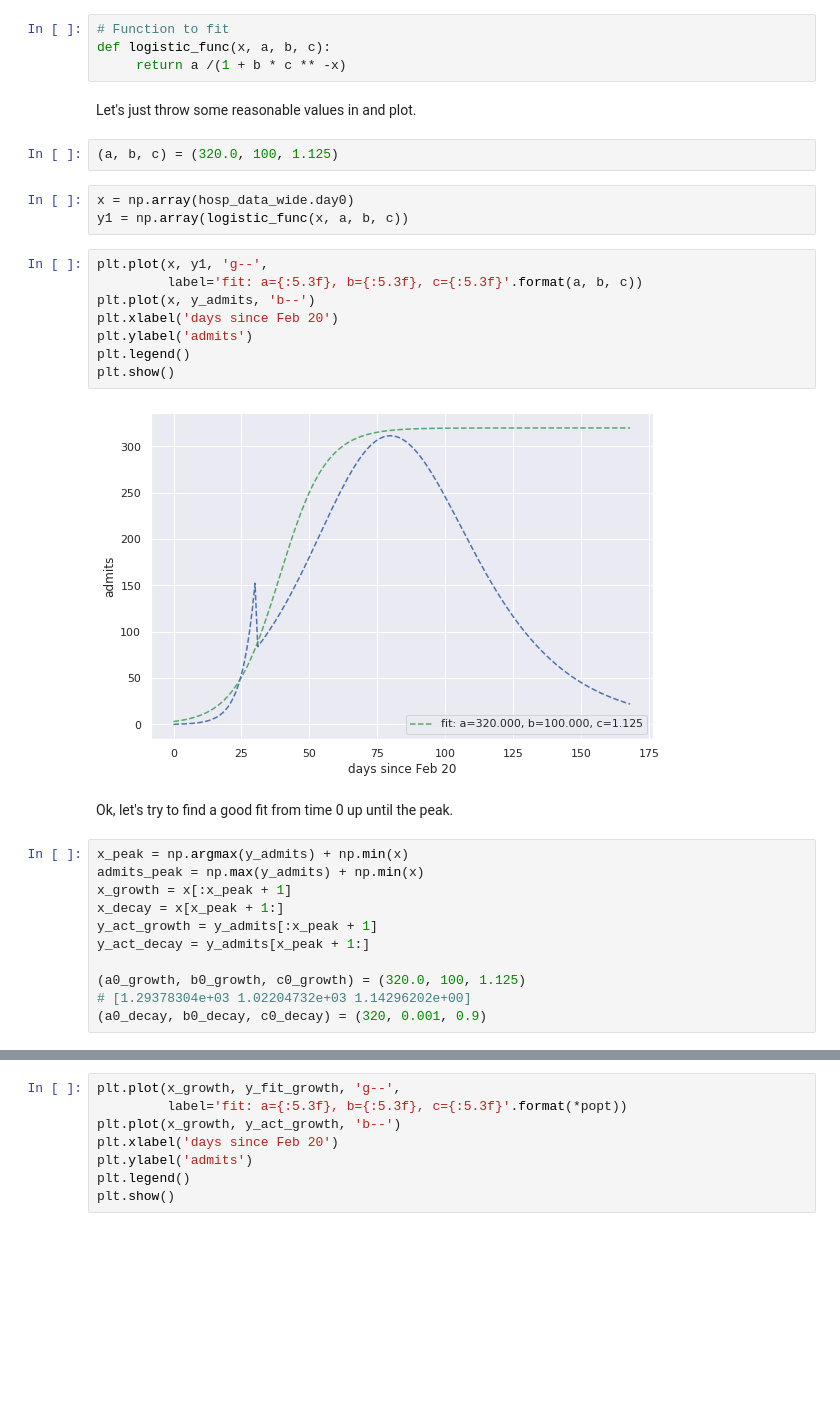
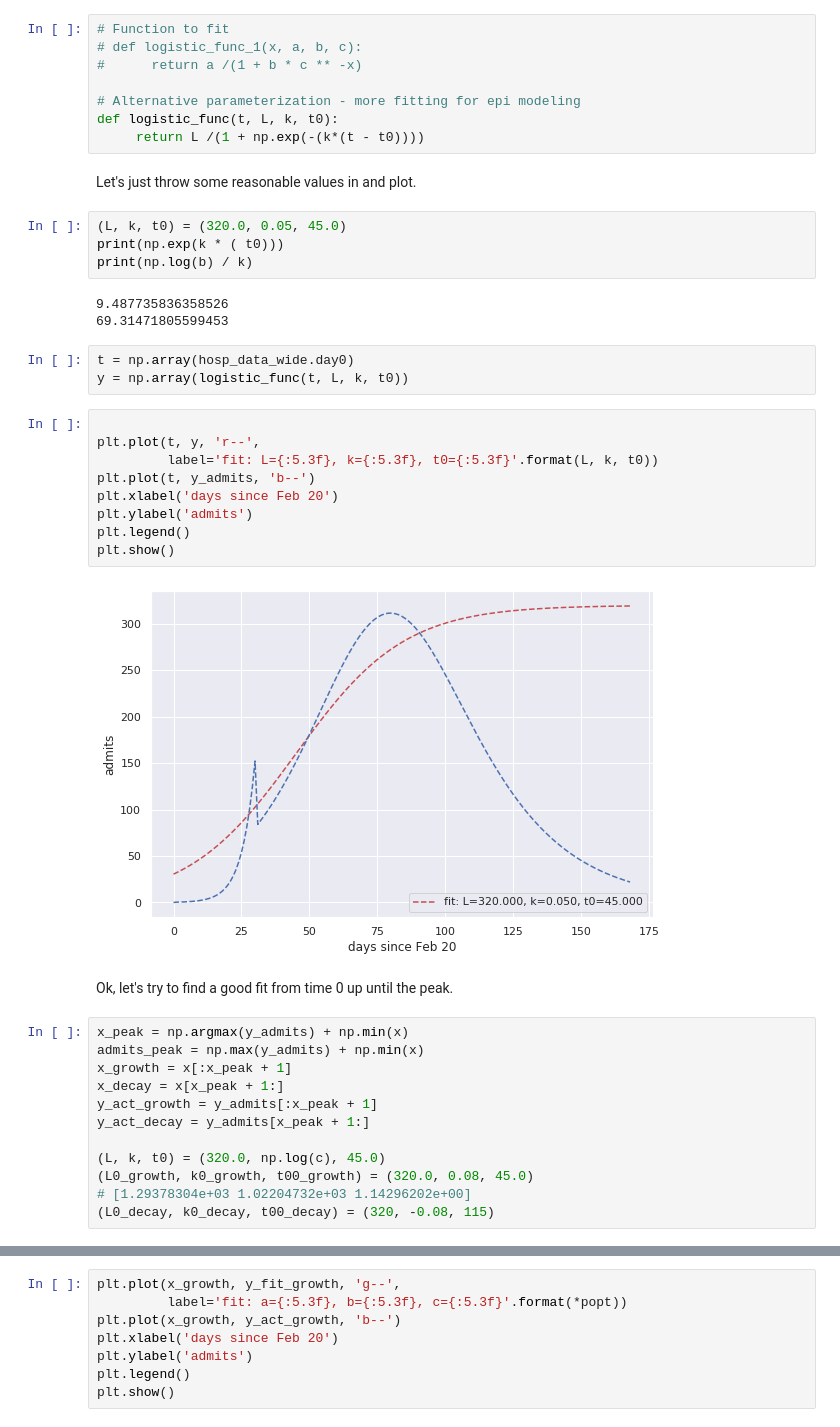
Before and after one commit to misken/c19, a Jupyter notebook: mychime/modeling/chime_flow_resources_p2.ipynb, the cells around one changed output, grey strips where cells are left out. Drawn from its saved outputs; the diff is of its cells as text; blank space fills up the shorter version.

Commit message:
progress on nhpp model

```diff
--- a/mychime/modeling/chime_flow_resources_p2.ipynb
+++ b/mychime/modeling/chime_flow_resources_p2.ipynb
@@ -312,25 +306,35 @@ Add citations to work of Eick, Massey and Whitt.
 Piece two logistic together - one that's growth and one that's decay. Then we'll shim them if needed. Start by just exploring a logistic growth model for the first part of the projected admit data.
 # %%
 # Function to fit
-def logistic_func(x, a, b, c):
-     return a /(1 + b * c ** -x)
+# def logistic_func_1(x, a, b, c):
+#      return a /(1 + b * c ** -x)
+
+# Alternative parameterization - more fitting for epi modeling
+def logistic_func(t, L, k, t0):
+     return L /(1 + np.exp(-(k*(t - t0))))
 # %% [markdown]
 Let's just throw some reasonable values in and plot.
-# %%
-(a, b, c) = (320.0, 100, 1.125)
+# %%
+(L, k, t0) = (320.0, 0.05, 45.0)
+print(np.exp(k * ( t0)))
+print(np.log(b) / k)
+# %% [output]
+9.487735836358526
+69.31471805599453
 # %%
-x = np.array(hosp_data_wide.day0)
-y1 = np.array(logistic_func(x, a, b, c))
+t = np.array(hosp_data_wide.day0)
+y = np.array(logistic_func(t, L, k, t0))
 # %%
-plt.plot(x, y1, 'g--',
-         label='fit: a={:5.3f}, b={:5.3f}, c={:5.3f}'.format(a, b, c))
-plt.plot(x, y_admits, 'b--')
+
+plt.plot(t, y, 'r--',
+         label='fit: L={:5.3f}, k={:5.3f}, t0={:5.3f}'.format(L, k, t0))
+plt.plot(t, y_admits, 'b--')
 plt.xlabel('days since Feb 20')
 plt.ylabel('admits')
 plt.legend()
 plt.show()
 # %% [output]
-[figure, old version]
+[figure, new version]
 # %% [markdown]
 Ok, let's try to find a good fit from time 0 up until the peak.
 # %%
@@ -341,7 +345,8 @@ x_decay = x[x_peak + 1:]
 y_act_growth = y_admits[:x_peak + 1]
 y_act_decay = y_admits[x_peak + 1:]
 
-(a0_growth, b0_growth, c0_growth) = (320.0, 100, 1.125)
+(L, k, t0) = (320.0, np.log(c), 45.0)
+(L0_growth, k0_growth, t00_growth) = (320.0, 0.08, 45.0)
 # [1.29378304e+03 1.02204732e+03 1.14296202e+00]
-(a0_decay, b0_decay, c0_decay) = (320, 0.001, 0.9)
+(L0_decay, k0_decay, t00_decay) = (320, -0.08, 115)
 # %%
```
Also changed, not shown: parts of 34 cells of this notebook, 1 other file.
